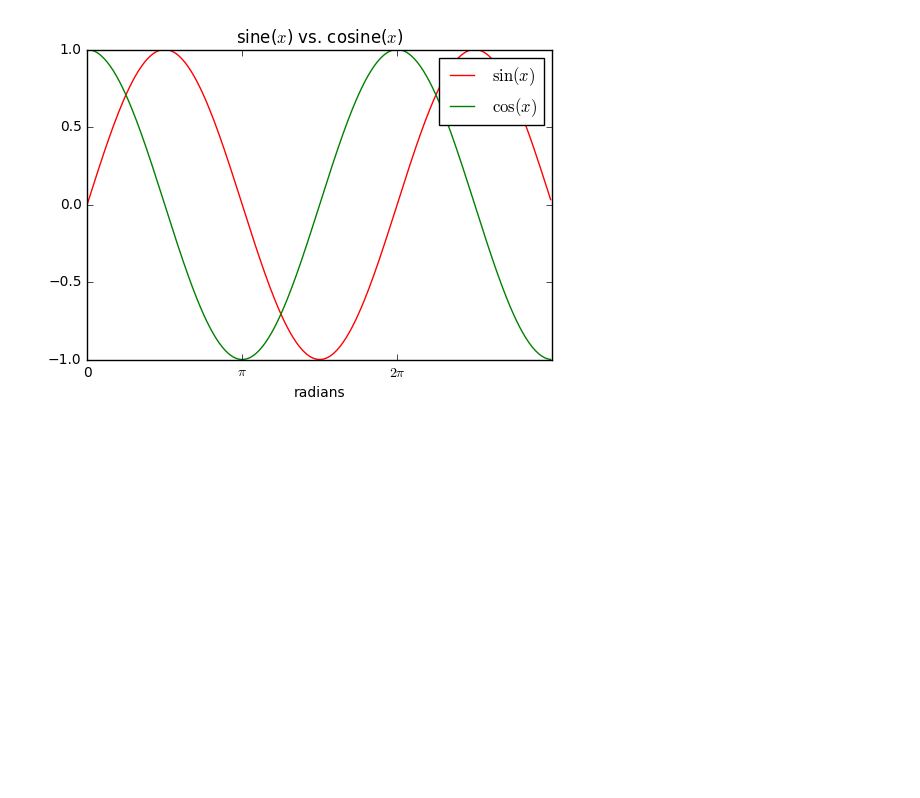
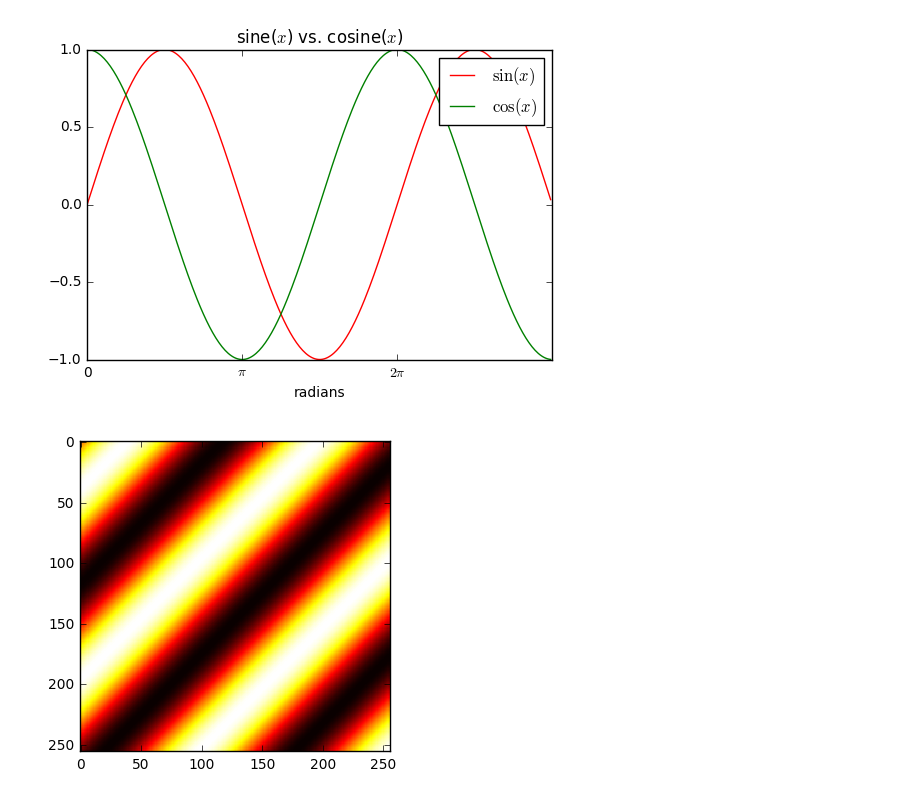
Before and after one commit to vicente-gonzalez-ruiz/YAPT, a Jupyter notebook: scientific_computation.ipynb, the cells around one changed output. Saved outputs shown, nothing was run; the diff lists cells and outputs as text; code cells hidden in the pictures; blank space fills up the shorter version.

```diff
--- a/scientific_computation.ipynb
+++ b/scientific_computation.ipynb
@@ -398,5 +398,10 @@ plt.xlim(0,3*np.pi)
 plt.show()
 # %% [output]
 [figure]
-# %%
-x = º
+# %%
+x = np.array([[(x+y)/25 for x in range(256)] for y in range(256)])
+si = np.sin(x)
+plt.imshow(si, cmap='hot', interpolation='nearest')
+plt.show()
+# %% [output]
+[figure, added]
```
